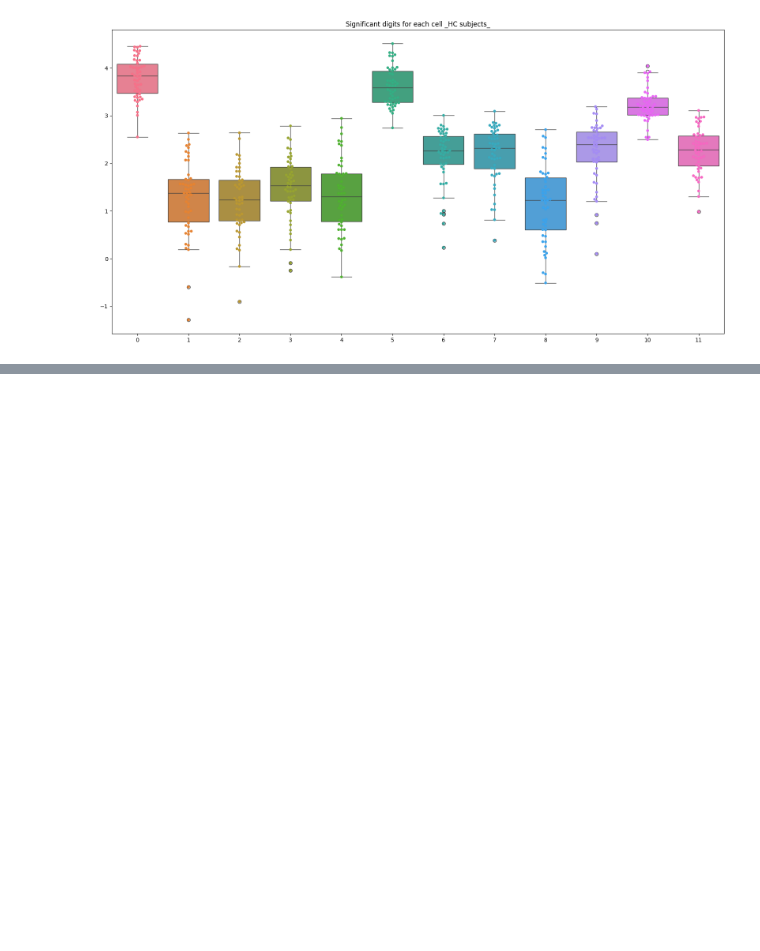
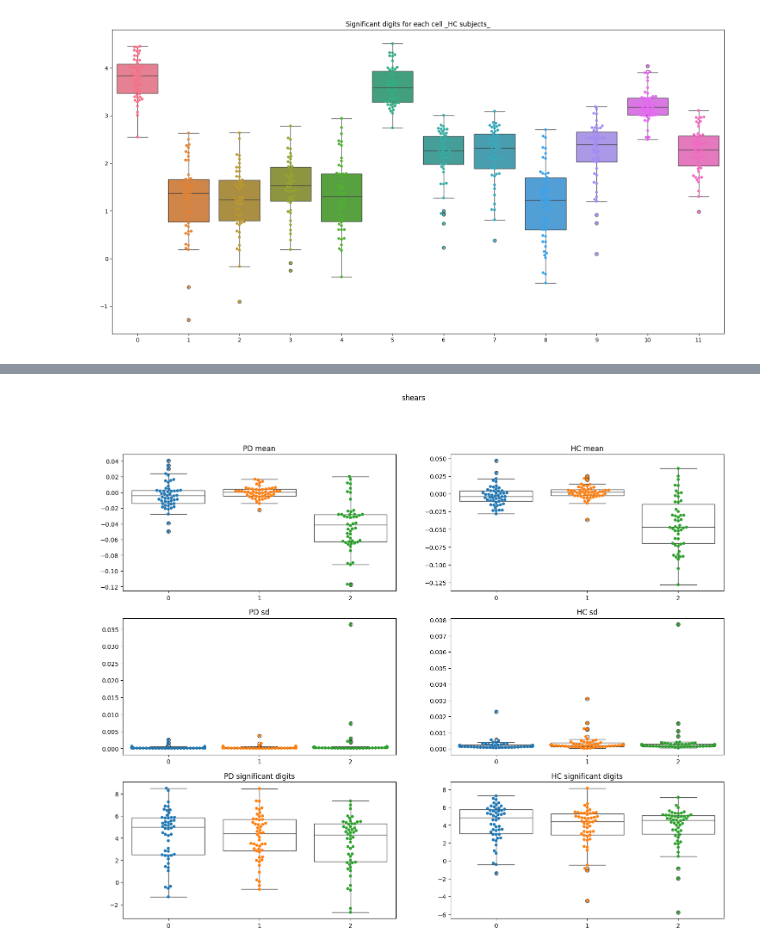
Before and after one commit to mirhnius/mca_linear_registration, a Jupyter notebook: analysis.ipynb, the cells around one changed output, grey strips where cells are left out. Cells and saved outputs as stored; diff of their text form; code cells hidden in the pictures; blank space fills up the shorter version.

```diff
--- a/analysis.ipynb
+++ b/analysis.ipynb
@@ -152,0 +253,36 @@ Text(0.5, 1.0, 'Significant digits for each cell _HC subjects_')
+# %%
+shears_mca_PD = np.stack([value for value in shears_mca_dict_PD.values()])
+shears_mca_HC = np.stack([value for value in shears_mca_dict_HC.values()])
+# %%
+shears_significant_PD = np.stack([sd.significant_digits(shears_mca_PD[i,:,:], reference=np.mean(shears_mca_PD[i,:,:]), axis=0) for i in range(50)])
+shears_significant_HC = np.stack([sd.significant_digits(shears_mca_HC[i,:,:], reference=np.mean(shears_mca_HC[i,:,:]), axis=0) for i in range(50)])
+# %%
+fig = plt.figure(figsize=(18,14))
+fig.suptitle('shears')
+plt.subplot(3, 2, 1)
+sns.swarmplot(np.mean(shears_mca_PD, axis=1))
+sns.boxplot(np.mean(shears_mca_PD, axis=1),color='white')
+plt.title('PD mean')
+plt.subplot(3, 2, 2)
+sns.swarmplot(np.mean(shears_mca_HC, axis=1))
+sns.boxplot(np.mean(shears_mca_HC, axis=1),color='white')
+plt.title('HC mean')
+plt.subplot(3, 2, 3)
+sns.swarmplot(np.std(shears_mca_PD, axis=1))
+sns.boxplot(np.std(shears_mca_PD, axis=1),color='white')
+plt.title('PD sd')
+plt.subplot(3, 2, 4)
+sns.swarmplot(np.std(shears_mca_HC, axis=1))
+sns.boxplot(np.std(shears_mca_HC, axis=1),color='white')
+plt.title('HC sd')
+plt.subplot(3, 2, 5)
+sns.swarmplot(shears_significant_PD)
+sns.boxplot(shears_significant_PD, color='white')
+plt.title('PD significant digits')
+plt.subplot(3, 2, 6)
+sns.swarmplot(shears_significant_HC)
+sns.boxplot(shears_significant_HC, color='white')
+plt.title('HC significant digits')
+plt.show()
+# %% [output]
+[figure, added]
```
Also changed, not shown: parts of 16 cells of this notebook.
